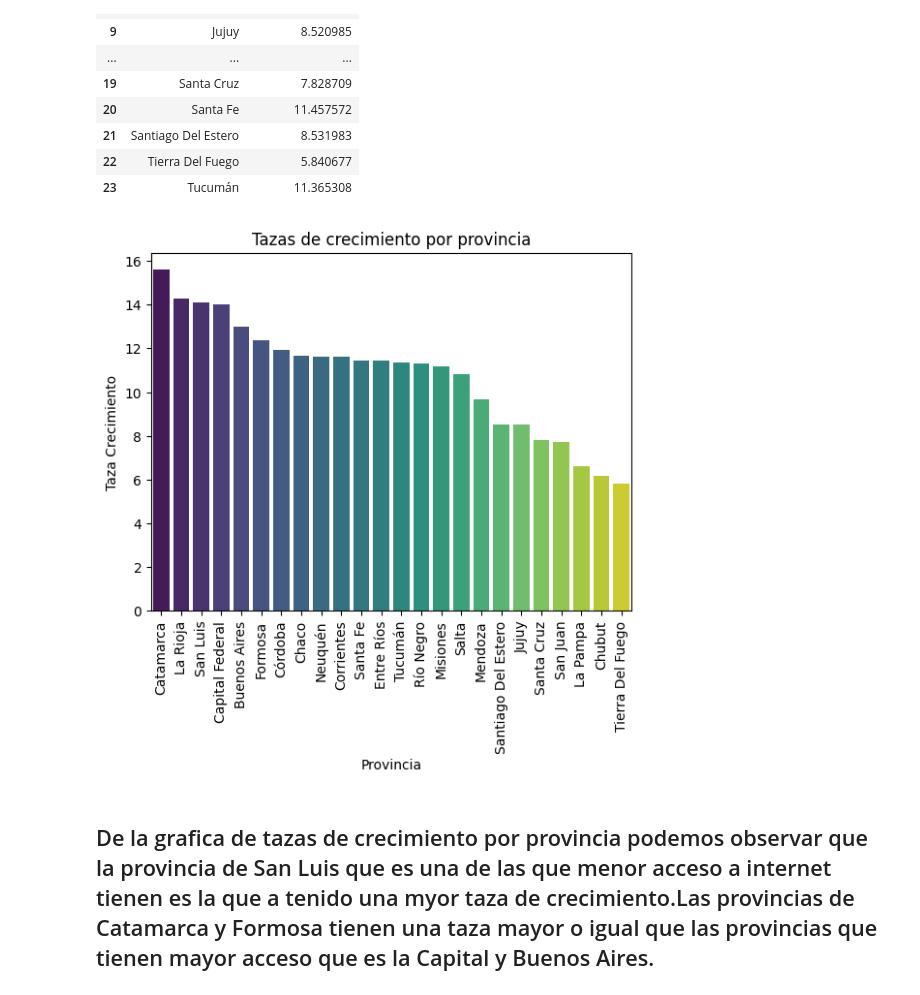
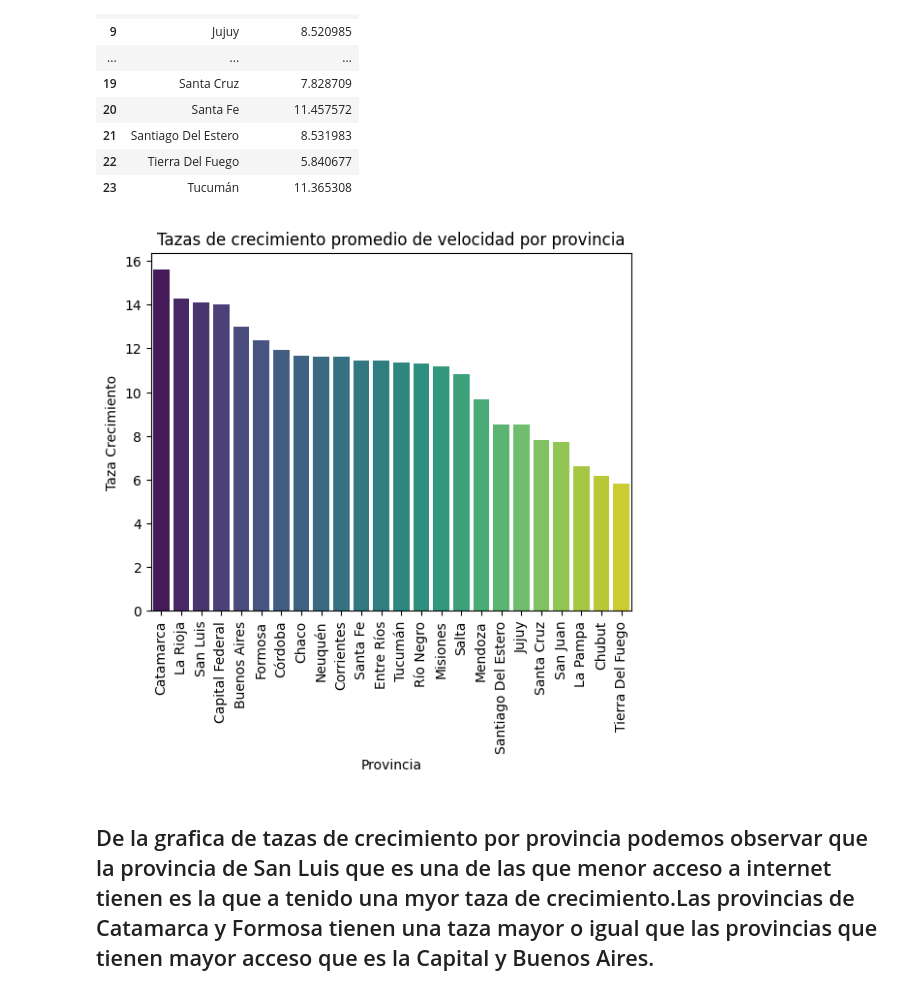
Before and after one commit to RogerCortezRosas/Telecom_Analytics, a Jupyter notebook: EDA.ipynb, the cells around one changed output. Saved outputs shown, nothing was run; the diff lists cells and outputs as text; code cells hidden in the pictures.

```diff
--- a/EDA.ipynb
+++ b/EDA.ipynb
@@ -729,11 +729,11 @@ data_tazas_crecimiento
 | 23 | Tucumán | 11.365308 |
 # %%
 sns.barplot(x='Provincia',y='Taza Crecimiento',data=data_tazas_crecimiento.sort_values(by='Taza Crecimiento',ascending=False),palette='viridis',hue='Provincia')
-plt.title('Tazas de crecimiento por provincia')
+plt.title('Tazas de crecimiento promedio de velocidad por provincia')
 plt.xticks(rotation=90)
 plt.show()
 # %% [output]
-[figure, old version]
+[figure, new version]
 # %% [markdown]
 ## De la grafica de tazas de crecimiento por provincia podemos observar que la provincia de San Luis que es una de las que menor acceso a internet tienen es la que a tenido una myor taza de crecimiento.Las provincias de Catamarca y Formosa tienen una taza mayor o igual que las provincias que tienen mayor acceso que es la Capital y Buenos Aires.
 # %% [markdown]
```
Also changed, not shown: parts of 63 cells of this notebook.
